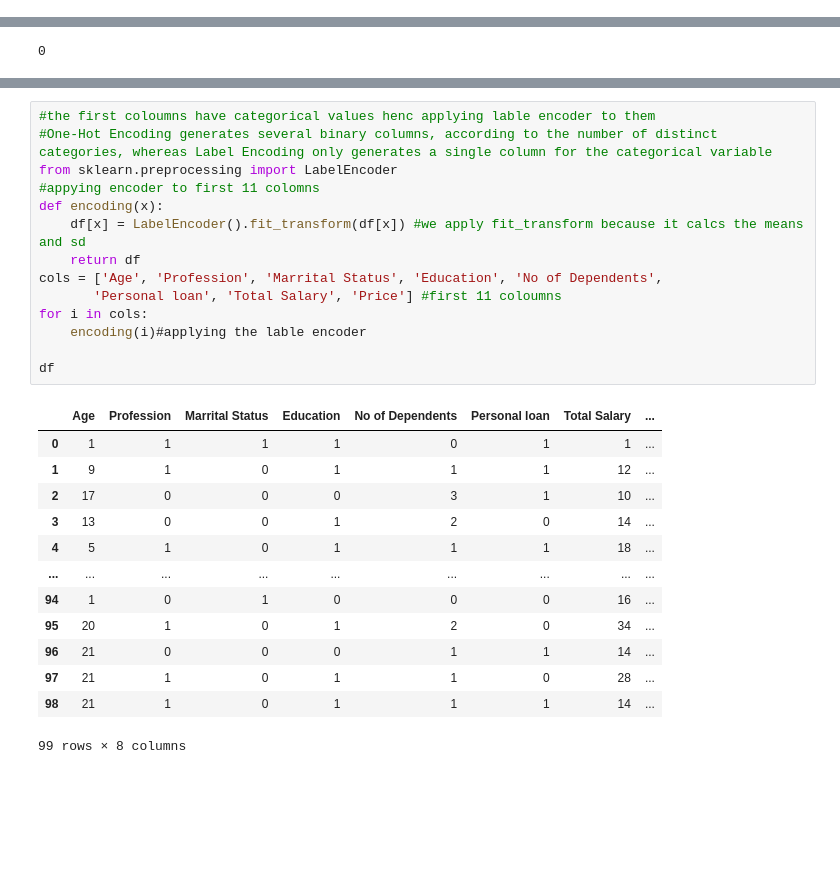
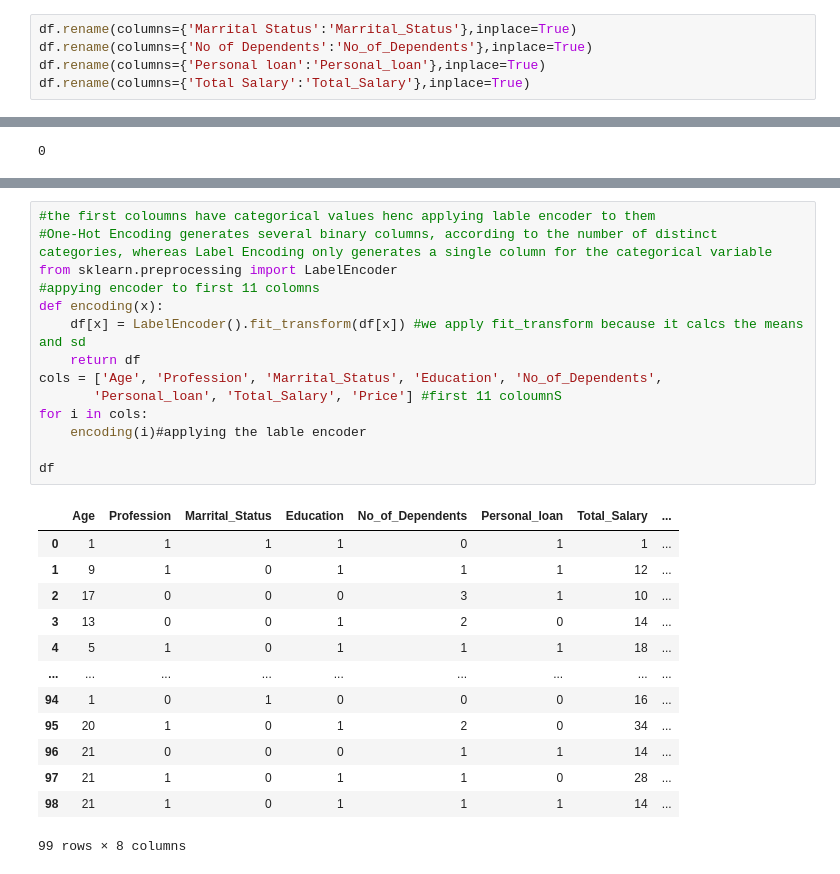
Before and after one commit to rohith4088/EV_SEGMENTATION, a Jupyter notebook: segmentation2.ipynb, the cells around one changed output, grey strips where cells are left out. Drawn from its saved outputs; the diff is of its cells as text; blank space fills up the shorter version.

```diff
--- a/segmentation2.ipynb
+++ b/segmentation2.ipynb
@@ -23,3 +23,8 @@ df.columns
 Index(['Age', 'Profession', 'Marrital Status', 'Education', 'No of Dependents',
        'Personal loan', 'Total Salary', 'Price'],
       dtype='object')
+# %%
+df.rename(columns={'Marrital Status':'Marrital_Status'},inplace=True)
+df.rename(columns={'No of Dependents':'No_of_Dependents'},inplace=True)
+df.rename(columns={'Personal loan':'Personal_loan'},inplace=True)
+df.rename(columns={'Total Salary':'Total_Salary'},inplace=True)
@@ -84,19 +98,19 @@ plt.show()
 # %%
 #the first coloumns have categorical values henc applying lable encoder to them
 #One-Hot Encoding generates several binary columns, according to the number of distinct categories, whereas Label Encoding only generates a single column for the categorical variable
 from sklearn.preprocessing import LabelEncoder
 #appying encoder to first 11 colomns
 def encoding(x):
     df[x] = LabelEncoder().fit_transform(df[x]) #we apply fit_transform because it calcs the means and sd
     return df
-cols = ['Age', 'Profession', 'Marrital Status', 'Education', 'No of Dependents',
-       'Personal loan', 'Total Salary', 'Price'] #first 11 coloumns
+cols = ['Age', 'Profession', 'Marrital_Status', 'Education', 'No_of_Dependents',
+       'Personal_loan', 'Total_Salary', 'Price'] #first 11 coloumnS
 for i in cols:
     encoding(i)#applying the lable encoder
 
 df
 # %% [output]
-|  | Age | Profession | Marrital Status | Education | No of Dependents | Personal loan | Total Salary | ... |
+|  | Age | Profession | Marrital_Status | Education | No_of_Dependents | Personal_loan | Total_Salary | ... |
 | 0 | 1 | 1 | 1 | 1 | 0 | 1 | 1 | ... |
 | 1 | 9 | 1 | 0 | 1 | 1 | 1 | 12 | ... |
 | 2 | 17 | 0 | 0 | 0 | 3 | 1 | 10 | ... |
```
Also changed, not shown: parts of 26 cells of this notebook.
